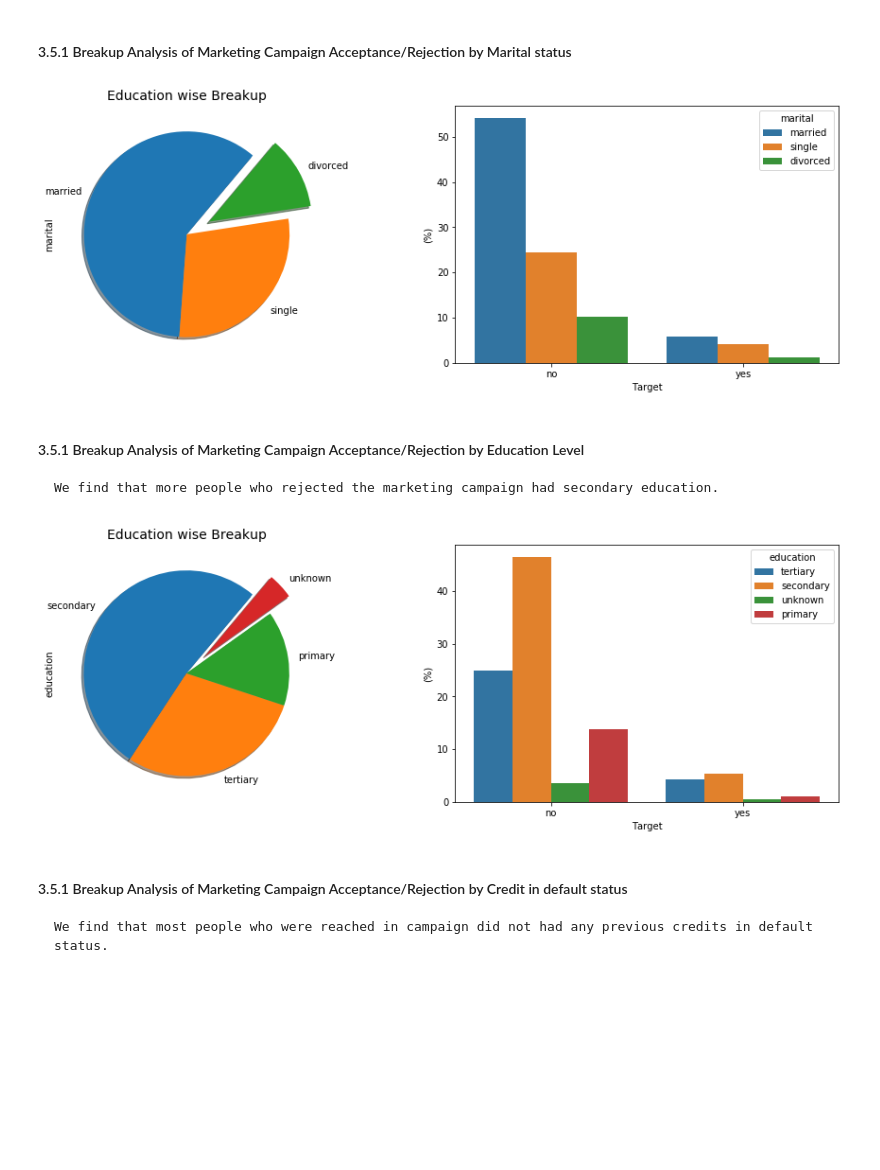
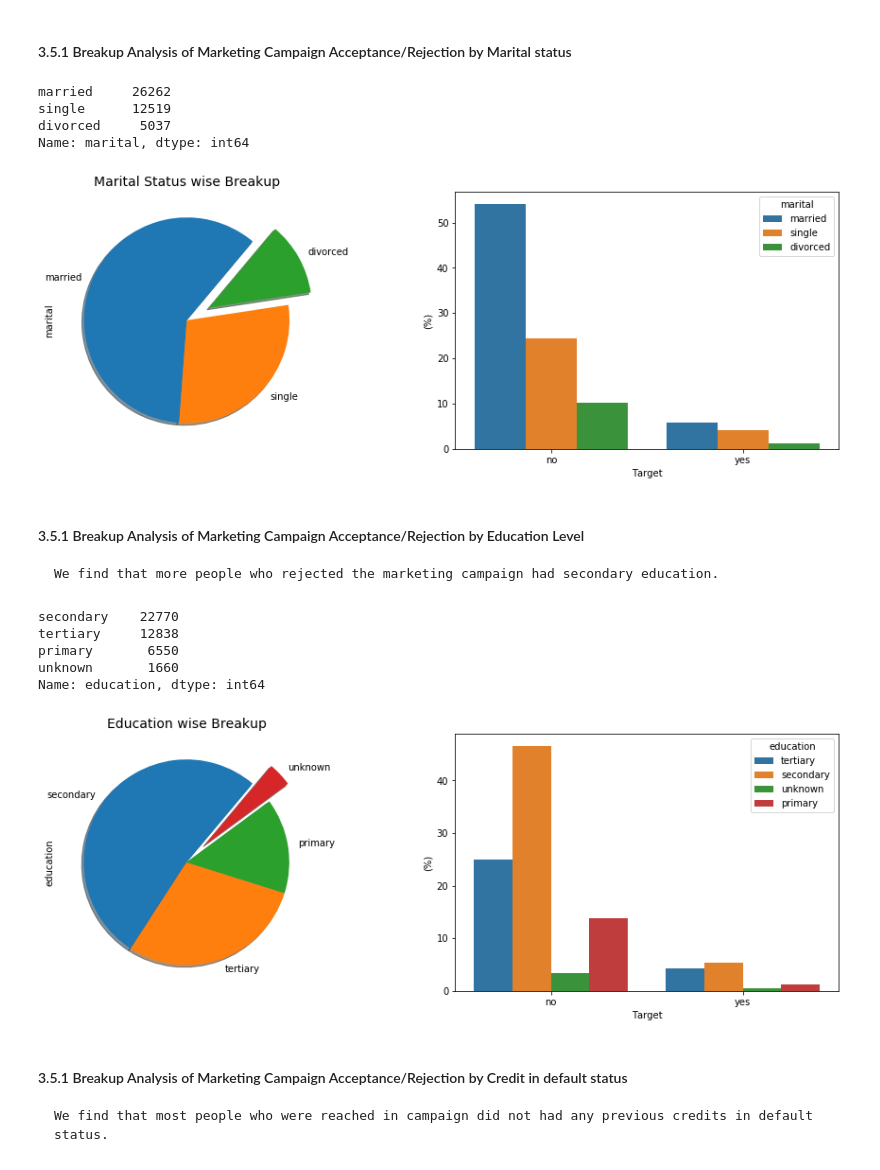
Before and after one commit to rsjain1978/ensemble-ml-systems, a Jupyter notebook: direct-marketing-compaign-bank/compaign.ipynb, the cells around one changed output. Cells and saved outputs as stored; diff of their text form; code cells hidden in the pictures; blank space fills up the shorter version.

```diff
--- a/direct-marketing-compaign-bank/compaign.ipynb
+++ b/direct-marketing-compaign-bank/compaign.ipynb
@@ -129,7 +220,7 @@ def remove_outliers (df, feature_name):
 
     return df
 # %%
-data = remove_outliers(data_orig, 'balance')
+data_orig = remove_outliers(data_orig, 'balance')
 # %% [output]
 Number of rows which had outlier value for balance are 745
 [figure]
@@ -142,5 +233,5 @@ sns.boxplot(data_orig['age'], orient='v')
 <matplotlib.axes._subplots.AxesSubplot at 0x...>
 [figure]
 # %%
-data = remove_outliers(data, 'age')
+data_orig = remove_outliers(data_orig, 'age')
 # %% [output]
@@ -186,15 +340,19 @@ def get_age_slabs(annual_inc):
     else :
         return 'Middle'
 
-data["age_slabs"] = data['age'].apply(get_age_slabs)
+data_orig_num["age_slabs"] = data_orig_num['age'].apply(get_age_slabs)
+data_orig["age_slabs"] = data_orig['age'].apply(get_age_slabs)
 
 fig, ax = plt.subplots(1, 2, figsize=(16,5))
 
 ax[0].set_title("Age wise Breakup", fontsize=14)
-data["age_slabs"].value_counts().plot.pie(explode=[0,0.1,0.25], shadow=True, startangle=50, ax=ax[0])
+data_orig_num["age_slabs"].value_counts().plot.pie(explode=[0,0.1,0.25], shadow=True, startangle=50, ax=ax[0])
 
-sns.barplot(x="Target", y="age", hue="age_slabs", data=data, estimator=lambda x: len(x) / len(data) * 100)
+sns.barplot(x="Target", y="age", hue="age_slabs", data=data_orig_num, estimator=lambda x: len(x) / len(data_orig_num) * 100)
 ax[1].set(ylabel="(%)")
 
 plt.show()
+
+data_orig_num = data_orig_num.drop(['age'], axis=1)
+data_orig = data_orig.drop(['age'], axis=1)
 # %% [output]
@@ -238,34 +381,51 @@ print (job_type_counts)
+# %%
+data_orig = data_orig.drop(data_orig[data_orig['job']=='unknown'].index)
 # %% [markdown]
 #### 3.5.1 Breakup Analysis of Marketing Campaign Acceptance/Rejection by Marital status
 # %%
 ### Finding - All data points have valid marital status
 
+marital_type_counts = data_orig['marital'].value_counts()
+print (marital_type_counts)
+
 fig, ax = plt.subplots(1, 2, figsize=(16,5))
 
-ax[0].set_title("Education wise Breakup", fontsize=14)
-data["marital"].value_counts().plot.pie(explode=[0,0,0.25], shadow=True, startangle=50, ax=ax[0])
+ax[0].set_title("Marital Status wise Breakup", fontsize=14)
+data_orig["marital"].value_counts().plot.pie(explode=[0,0,0.25], shadow=True, startangle=50, ax=ax[0])
 
-sns.barplot(x="Target", y="age", hue="marital", data=data, estimator=lambda x: len(x) / len(data) * 100)
+sns.barplot(x="Target", y="balance", hue="marital", data=data_orig, estimator=lambda x: len(x) / len(data_orig) * 100)
 ax[1].set(ylabel="(%)")
 
 plt.show()
 # %% [output]
+married     26262
+single      12519
+divorced     5037
+Name: marital, dtype: int64
-[figure, old version]
+[figure, new version]
 # %% [markdown]
 #### 3.5.1 Breakup Analysis of Marketing Campaign Acceptance/Rejection by Education Level
 
     We find that more people who rejected the marketing campaign had secondary education.
 # %%
 ### Finding - Some of the data points have 'unknown' education type - This seems to be an acceptable value
+
+education_type_counts = data_orig['education'].value_counts()
+print (education_type_counts)
 
 fig, ax = plt.subplots(1, 2, figsize=(16,5))
 
 ax[0].set_title("Education wise Breakup", fontsize=14)
-data["education"].value_counts().plot.pie(explode=[0,0,0,0.25], shadow=True, startangle=50, ax=ax[0])
+data_orig["education"].value_counts().plot.pie(explode=[0,0,0,0.25], shadow=True, startangle=50, ax=ax[0])
 
-sns.barplot(x="Target", y="age", hue="education", data=data, estimator=lambda x: len(x) / len(data) * 100)
+sns.barplot(x="Target", y="balance", hue="education", data=data_orig, estimator=lambda x: len(x) / len(data_orig) * 100)
 ax[1].set(ylabel="(%)")
 
 plt.show()
 # %% [output]
+secondary    22770
+tertiary     12838
+primary       6550
+unknown       1660
+Name: education, dtype: int64
 [figure]
```
Also changed, not shown: parts of 55 cells of this notebook.
